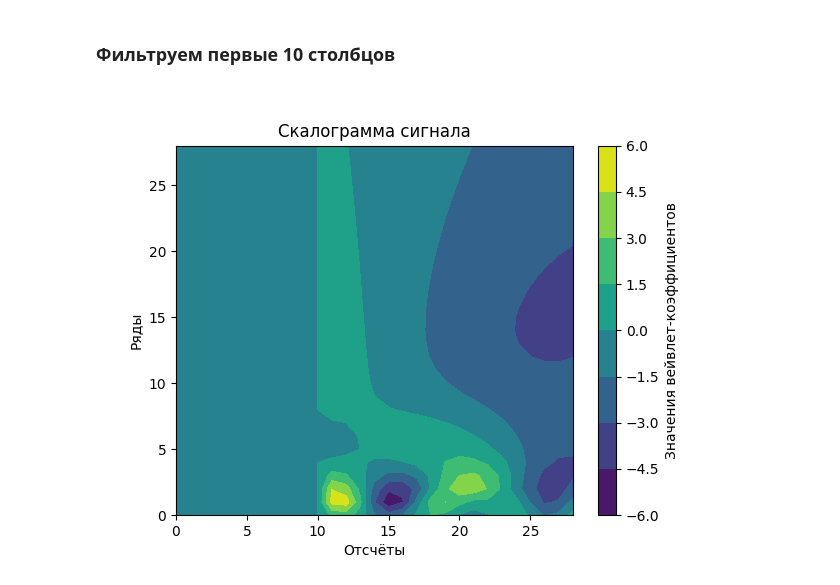
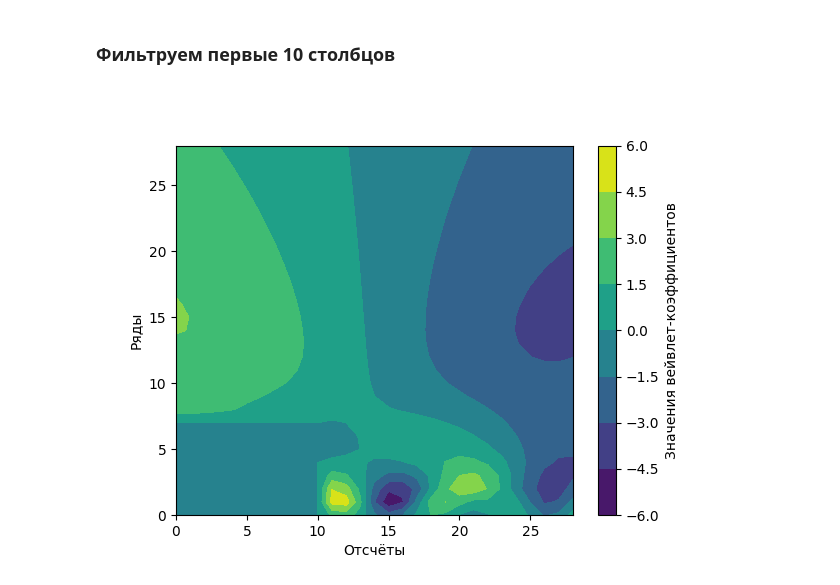
Before and after one commit to Niatomi/conversion-of-measurement-signals-course, a Jupyter notebook: src/practice_10.ipynb, the cells around one changed output. Saved outputs shown, nothing was run; the diff lists cells and outputs as text; code cells hidden in the pictures.

```diff
--- a/src/practice_10.ipynb
+++ b/src/practice_10.ipynb
@@ -34,7 +33,6 @@ def plot_scalogram(wavelet_coeficients: np.ndarray) -> None:
     fig, ax = plt.subplots(1, 1)
     cp = ax.contourf(X, Y, Z)
     fig.colorbar(cp, label='Значения вейвлет-коэффициентов')
-    ax.set_title('Скалограмма сигнала')
     ax.set_ylabel('Ряды')
     ax.set_xlabel('Отсчёты')
     plt.show()
@@ -110,10 +119,10 @@ def inverse_wavelet_transform(
 ### Фильтруем первые 10 столбцов
 # %%
 wt = wavelet_transform(signal, mexican_hat)
-wt[:, 0:11] = 0
+wt[0:8, 0:11] = 0
 plot_scalogram(wt)
 # %% [output]
-[figure, old version]
+[figure, new version]
 # %%
 plot(inverse_wavelet_transform(wt, mexican_hat))
 # %% [output]
```
Also changed, not shown: parts of 8 cells of this notebook.
